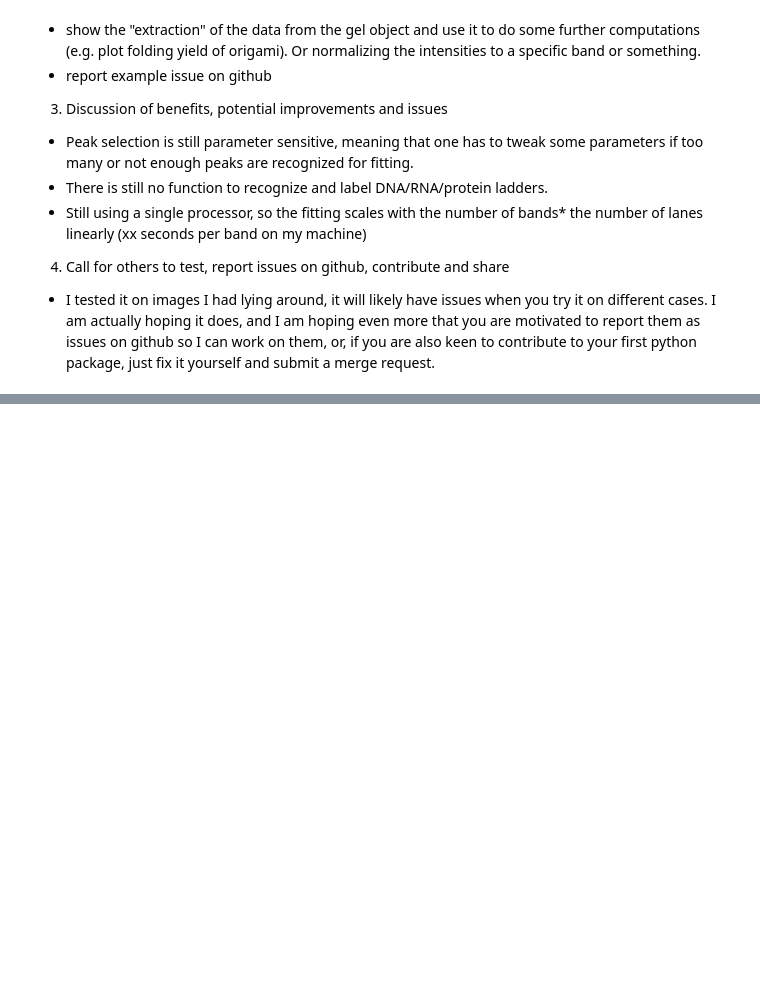
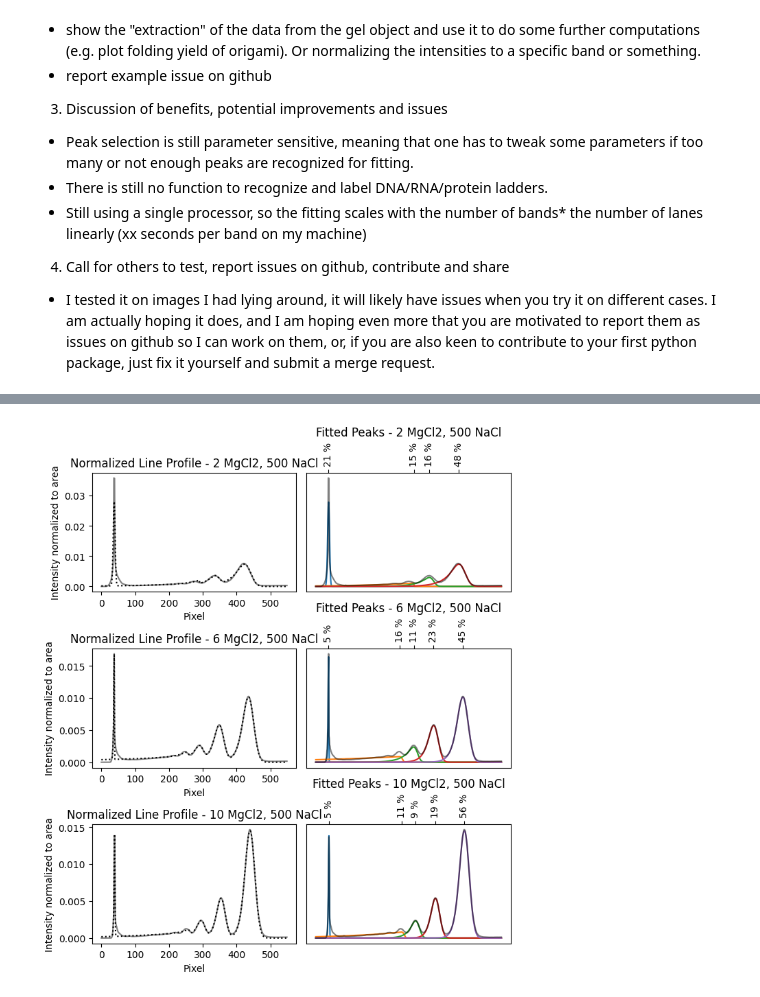
Before and after one commit to ckarfusehr/gelpy, a Jupyter notebook: examples/feature_demo.ipynb, the cells around one changed output, grey strips where cells are left out. Saved outputs shown, nothing was run; the diff lists cells and outputs as text; code cells hidden in the pictures; blank space fills up the shorter version.

```diff
--- a/examples/feature_demo.ipynb
+++ b/examples/feature_demo.ipynb
@@ -49,0 +87,12 @@ gel.show_line_profiles(select_lanes=[0,1],
+# %%
+gel.show_line_profiles(select_lanes=[1,3,5],
+                       slice_line_profile_length=(50, 600),
+                       fit="emg",
+                       maxima_prominence=0.0005, maxima_threshold=0,
+                       plot_fits=True,
+                       save_name_overview="profiles_overview.png",
+                       save_name_fits="profile_fits.png",
+                       show_df=True,
+                       show_cumulative_lane_plot=False,
+                       save_df=True) # can also be saved as svg or multiple other formats.
+# %% [output]
@@ -49,0 +114 @@ gel.show_line_profiles(select_lanes=[0,1],
+[figure, added]
```
Also changed, not shown: parts of 13 cells of this notebook, 1 other file.
